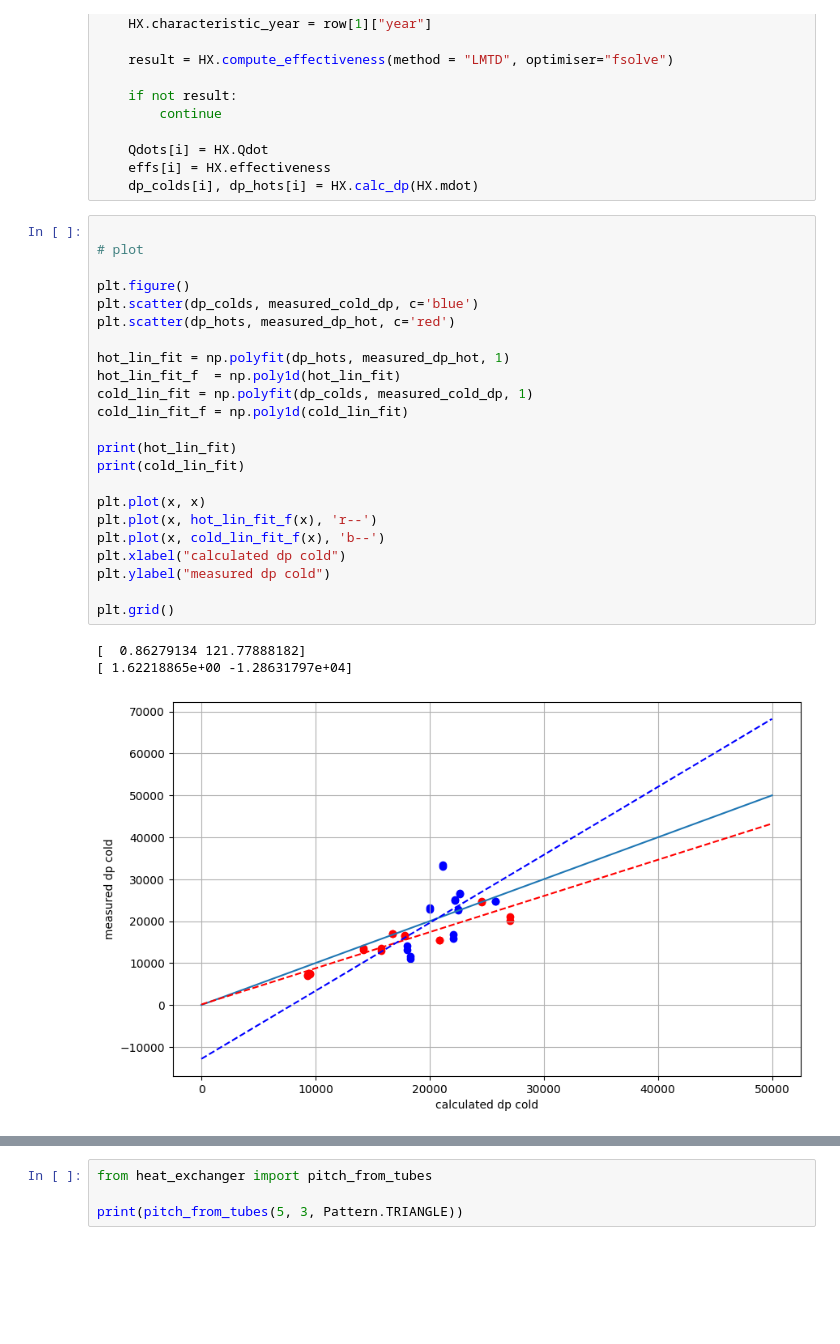
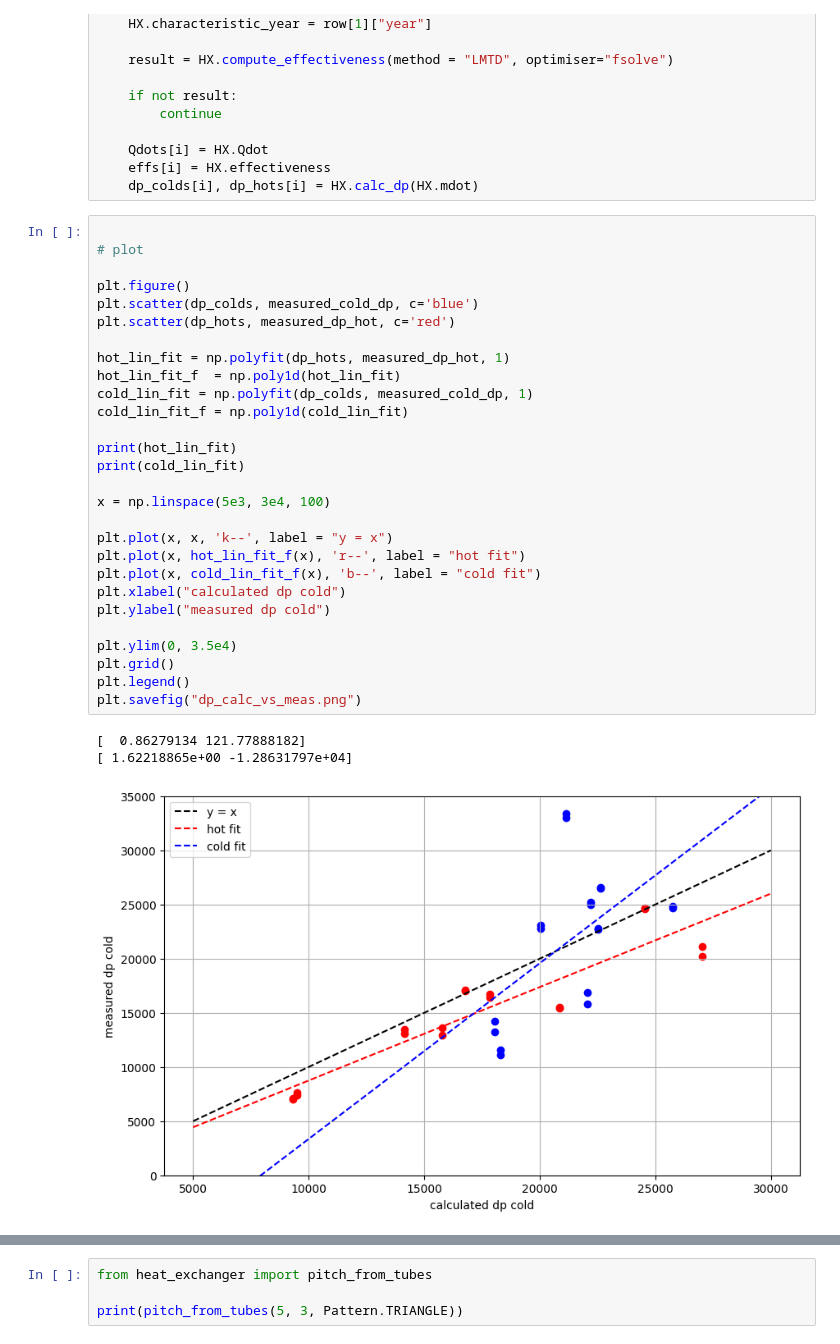
Before and after one commit to lpender3672/shell_tube_heat_exchanger, a Jupyter notebook: src/analysis.ipynb, the cells around one changed output, grey strips where cells are left out. Cells and saved outputs as stored; diff of their text form; blank space fills up the shorter version.

```diff
--- a/src/analysis.ipynb
+++ b/src/analysis.ipynb
@@ -223,30 +236,35 @@ for i, row in enumerate(df.iterrows()):
 # %%
 
 # plot
 
 plt.figure()
 plt.scatter(dp_colds, measured_cold_dp, c='blue')
 plt.scatter(dp_hots, measured_dp_hot, c='red')
 
 hot_lin_fit = np.polyfit(dp_hots, measured_dp_hot, 1)
 hot_lin_fit_f  = np.poly1d(hot_lin_fit)
 cold_lin_fit = np.polyfit(dp_colds, measured_cold_dp, 1)
 cold_lin_fit_f = np.poly1d(cold_lin_fit)
 
 print(hot_lin_fit)
 print(cold_lin_fit)
 
-plt.plot(x, x)
-plt.plot(x, hot_lin_fit_f(x), 'r--')
-plt.plot(x, cold_lin_fit_f(x), 'b--')
+x = np.linspace(5e3, 3e4, 100)
+
+plt.plot(x, x, 'k--', label = "y = x")
+plt.plot(x, hot_lin_fit_f(x), 'r--', label = "hot fit")
+plt.plot(x, cold_lin_fit_f(x), 'b--', label = "cold fit")
 plt.xlabel("calculated dp cold")
 plt.ylabel("measured dp cold")
 
+plt.ylim(0, 3.5e4)
 plt.grid()
+plt.legend()
+plt.savefig("dp_calc_vs_meas.png")
 # %% [output]
 [  0.86279134 121.77888182]
 [ 1.62218865e+00 -1.28631797e+04]
-[figure, old version]
+[figure, new version]
 # %%
 from heat_exchanger import logmeanT
 
```
Also changed, not shown: parts of 6 cells of this notebook, 2 other files.
